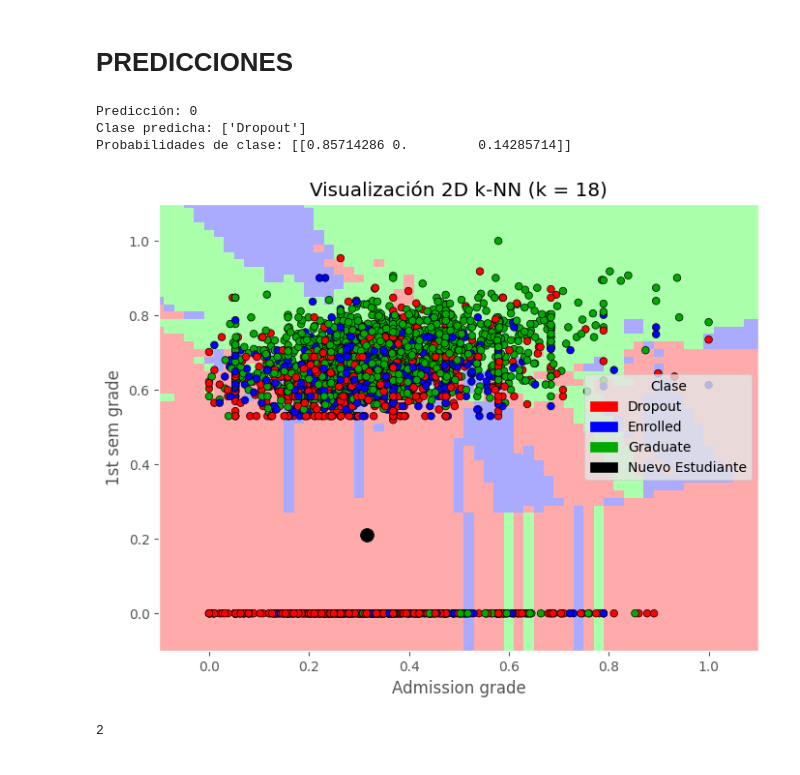
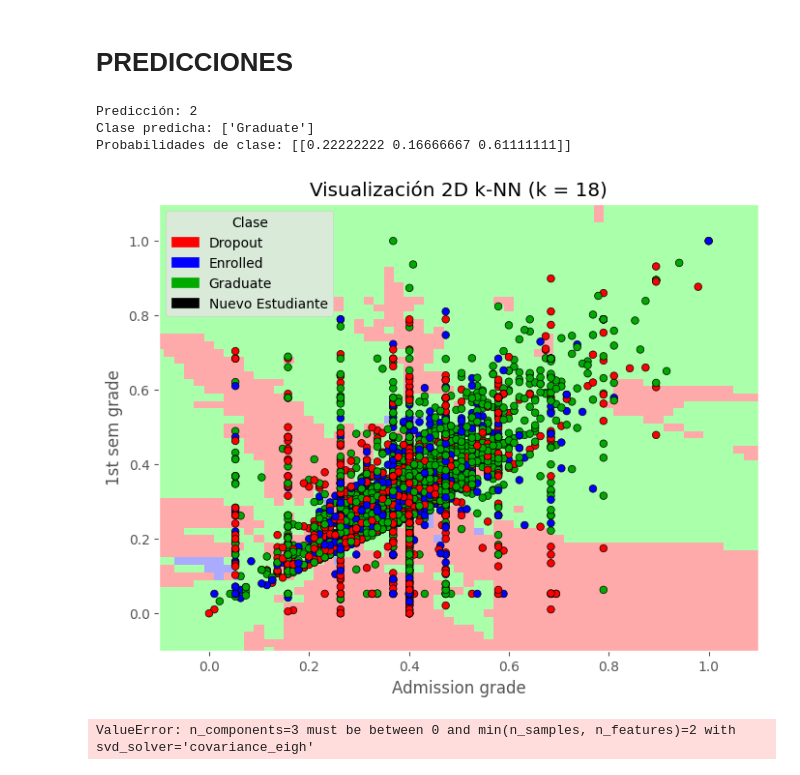
Before and after one commit to criissuarezzz/OriginofMusic, a Jupyter notebook: knn.ipynb, the cells around one changed output. Drawn from its saved outputs; the diff is of its cells as text; code cells hidden in the pictures.

```diff
--- a/knn.ipynb
+++ b/knn.ipynb
@@ -151,11 +151,12 @@ weighted avg       0.64      0.65      0.64      1106
 # %% [markdown]
 ### GRÁFICO
 # %%
-X = dataframe[['Admission grade', 'Curricular units 1st sem (grade)']].copy()
+X = dataframe[['Previous qualification (grade)', 'Admission grade']].copy()
 
 # Codificamos la variable objetivo (Graduate, Dropout, Enrolled)
 le = LabelEncoder()
 y = le.fit_transform(dataframe['Target'])  # Ahora y será 0, 1 o 2
+
 
 # Dividir en entrenamiento y test
 X_train, X_test, y_train, y_test = train_test_split(X, y, random_state=0)
@@ -166,7 +167,7 @@ X_train_scaled = scaler.fit_transform(X_train)
 X_test_scaled = scaler.transform(X_test)
 
 # Entrenar modelo k-NN
-n_neighbors = 7
+
 weights = 'uniform'
 clf = KNeighborsClassifier(n_neighbors=n_neighbors, weights=weights)
 clf.fit(X_train_scaled, y_train)
@@ -191,8 +192,8 @@ plt.scatter(X_train_scaled[:, 0], X_train_scaled[:, 1], c=y_train, cmap=cmap_bol
 plt.xlim(xx.min(), xx.max())
 plt.ylim(yy.min(), yy.max())
 plt.title(f"Visualización 2D k-NN (k = {n_neighbors})")
-plt.xlabel('Admission grade')
-plt.ylabel('1st sem grade')
+plt.xlabel('Previous qualification (grade)')
+plt.ylabel('Admission grade')
 
 labels = le.classes_
 legend_handles = [mpatches.Patch(color=cmap_bold(i), label=label) for i, label in enumerate(labels)]
@@ -206,34 +207,33 @@ plt.show()
 # PREDICCIONES
 # %%
 
-nuevo_estudiante = np.array([[125, 4]])
+nuevo_estudiante = np.array([[12, 150]])
 
 nuevo_estudiante_scaled = scaler.transform(nuevo_estudiante)
 
 prediccion = clf.predict(nuevo_estudiante_scaled)
 print("Predicción:", prediccion[0])
 print("Clase predicha:", le.inverse_transform([prediccion[0]]))
 # Predicción de probabilidad
 prediccion_prob = clf.predict_proba(nuevo_estudiante_scaled)
 print("Probabilidades de clase:", prediccion_prob)
 # Graficar la predicción del nuevo estudiante
 plt.figure(figsize=(8, 6))
 plt.pcolormesh(xx, yy, Z, cmap=cmap_light, shading='auto')
 plt.scatter(X_train_scaled[:, 0], X_train_scaled[:, 1], c=y_train, cmap=cmap_bold, edgecolor='k', s=30)
 plt.scatter(nuevo_estudiante_scaled[0, 0], nuevo_estudiante_scaled[0, 1], c='black', s=100, edgecolor='k', label='Nuevo Estudiante')
 plt.xlim(xx.min(), xx.max())
 plt.ylim(yy.min(), yy.max())
 plt.title(f"Visualización 2D k-NN (k = {n_neighbors})")
 plt.xlabel('Admission grade')
 plt.ylabel('1st sem grade')
 plt.legend(handles=legend_handles + [mpatches.Patch(color='black', label='Nuevo Estudiante')], title="Clase")
 plt.show()
 # %% [output]
-Predicción: 0
-Clase predicha: ['Dropout']
-Probabilidades de clase: [[0.85714286 0.         0.14285714]]
+Predicción: 2
+Clase predicha: ['Graduate']
+Probabilidades de clase: [[0.22222222 0.16666667 0.61111111]]
-[figure, old version]
+[figure, new version]
 # %%
-print(X_train.shape[1])
 # %% [output]
-2
+ValueError: n_components=3 must be between 0 and min(n_samples, n_features)=2 with svd_solver='covariance_eigh'
```
Also changed, not shown: parts of 1 cell of this notebook.
